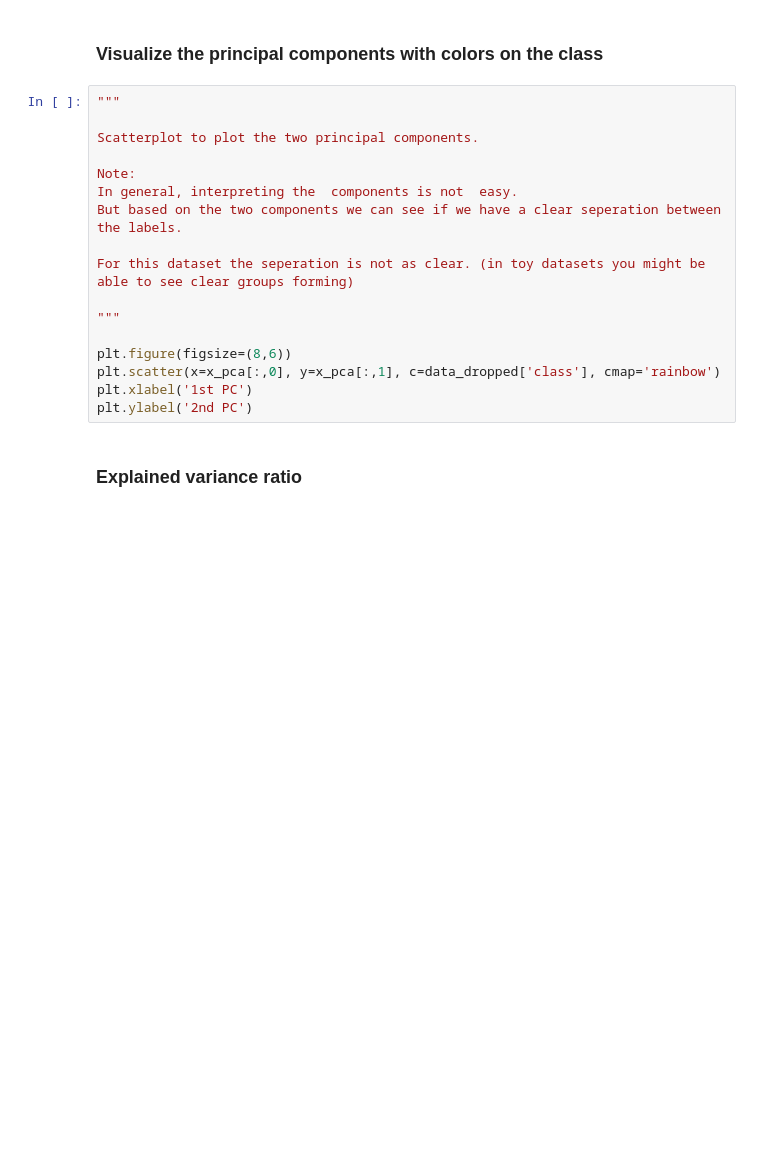
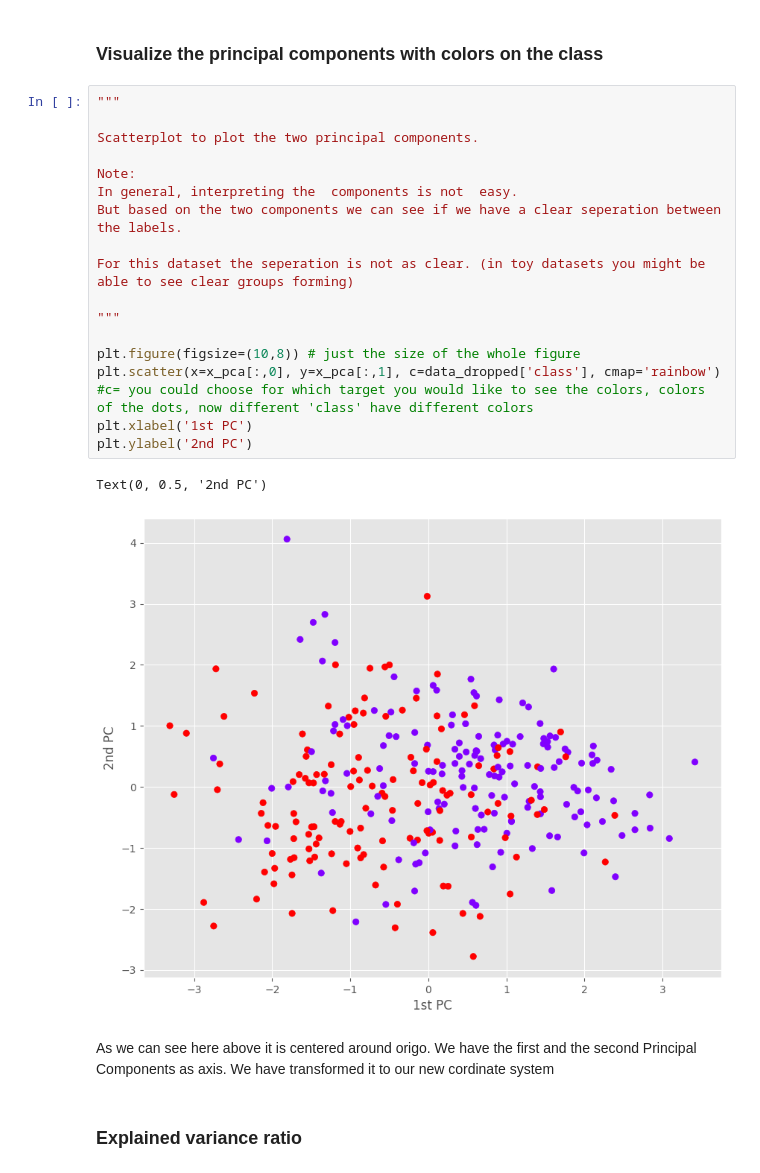
Before and after one commit to axeldav/DAMI-Labs, a Jupyter notebook: Lab1-Preprocessing_EDA.ipynb, the cells around one changed output. Cells and saved outputs as stored; diff of their text form; blank space fills up the shorter version.

```diff
--- a/Lab1-Preprocessing_EDA.ipynb
+++ b/Lab1-Preprocessing_EDA.ipynb
@@ -521,20 +718,25 @@ x_pca.shape
 # %%
 """
 
 Scatterplot to plot the two principal components.
 
 Note:
 In general, interpreting the  components is not  easy.
 But based on the two components we can see if we have a clear seperation between the labels.
 
 For this dataset the seperation is not as clear. (in toy datasets you might be able to see clear groups forming)
 
 """
 
-plt.figure(figsize=(8,6))
-plt.scatter(x=x_pca[:,0], y=x_pca[:,1], c=data_dropped['class'], cmap='rainbow')
+plt.figure(figsize=(10,8)) # just the size of the whole figure
+plt.scatter(x=x_pca[:,0], y=x_pca[:,1], c=data_dropped['class'], cmap='rainbow') #c= you could choose for which target you would like to see the colors, colors of the dots, now different 'class' have different colors
 plt.xlabel('1st PC')
 plt.ylabel('2nd PC')
+# %% [output]
+Text(0, 0.5, '2nd PC')
+[figure, added]
+# %% [markdown]
+As we can see here above it is centered around origo. We have the first and the second Principal Components as axis. We have transformed it to our new cordinate system
 # %% [markdown]
 ### Explained variance ratio
 # %%
```
Also changed, not shown: parts of 34 cells of this notebook, 1 other file.
